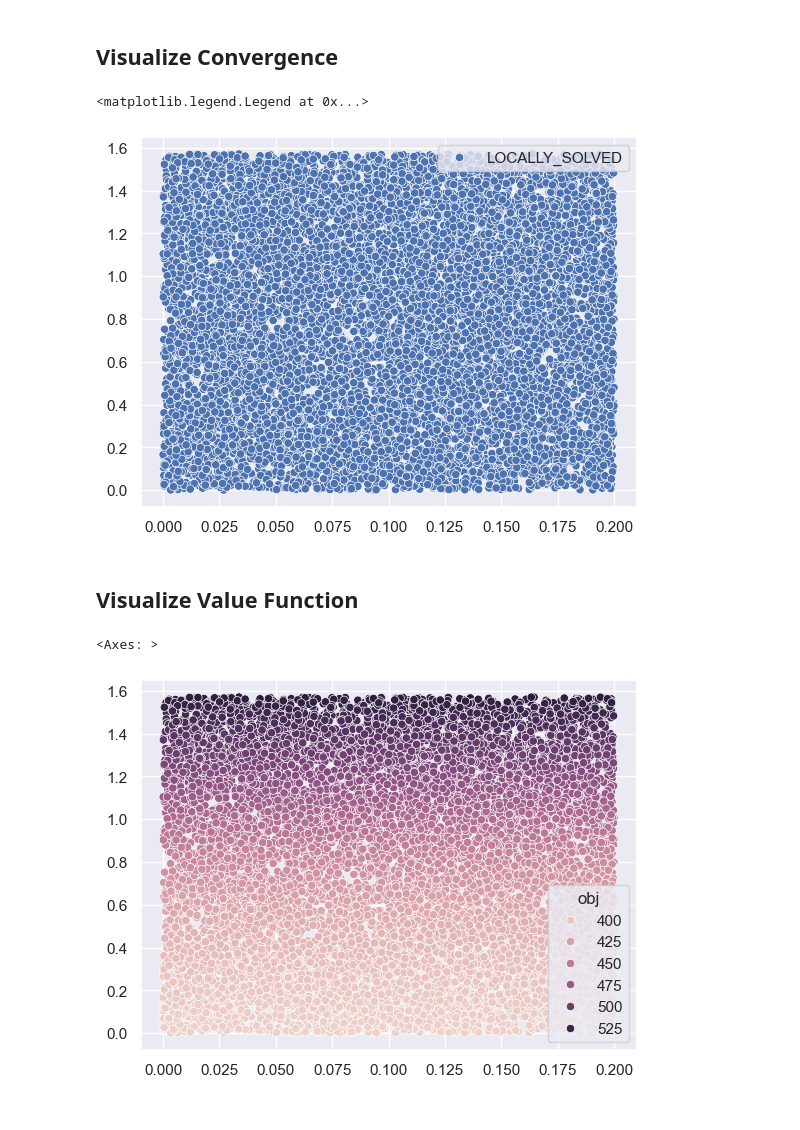
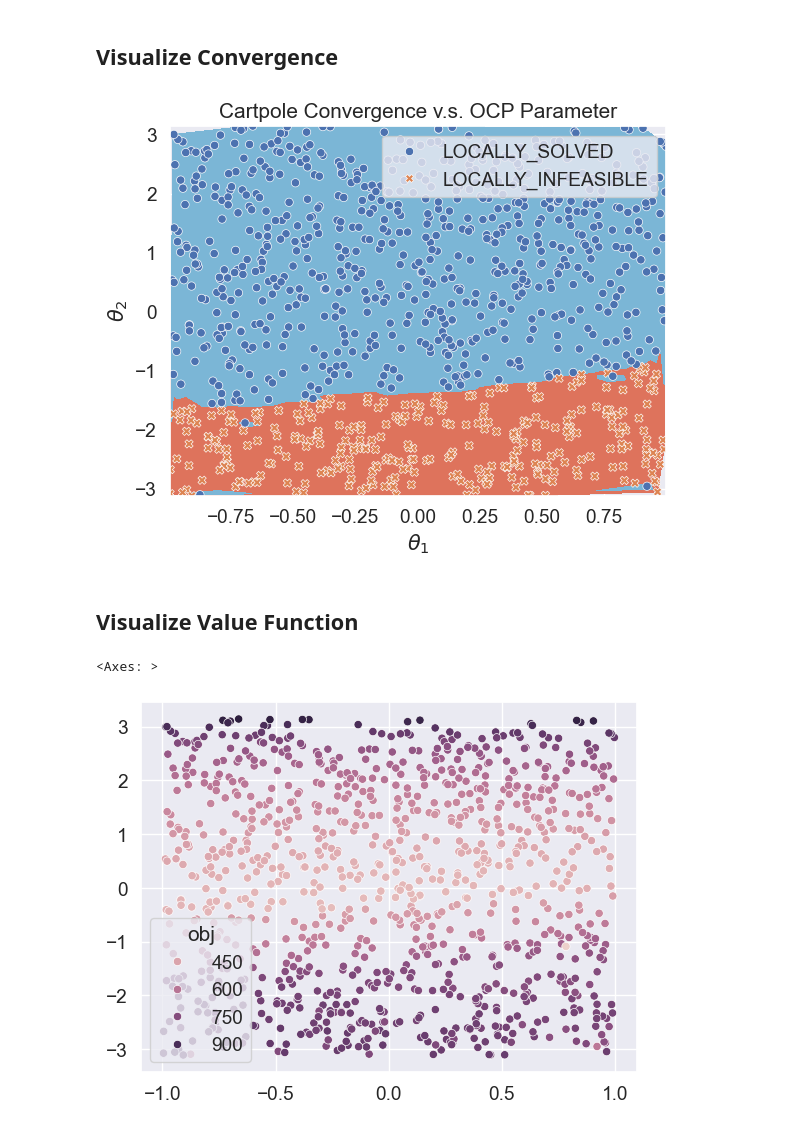
Before and after one commit to Astronauty/AiPEX-Projects, a Jupyter notebook: warmstarting_NLPs/NLP_solution_analysis.ipynb, the cells around one changed output. Saved outputs shown, nothing was run; the diff lists cells and outputs as text; code cells hidden in the pictures.

```diff
--- a/warmstarting_NLPs/NLP_solution_analysis.ipynb
+++ b/warmstarting_NLPs/NLP_solution_analysis.ipynb
@@ -8,7 +9,11 @@ import matplotlib.pyplot as plt
 
 from ast import literal_eval
 # %%
-path = pathlib.Path(r'data\presolves\cartpole_DIRCOL_10000.csv')
+# path = pathlib.Path(r'data\presolves\cartpole_DIRCOL_10000.csv')
+# path = pathlib.Path(r'data\presolves\cartpole_DIRCOL_1000_pi_wrap_fix.csv')
+path = pathlib.Path(r'data\presolves\cartpole_DIRCOL_10000_wide_param.csv')
+
+
 df = pd.read_csv(path)
 # %%
 df.head()
@@ -31,29 +36,38 @@ for elem in array_elements:
     df[elem] = df[elem].apply(lambda x: np.array(x, dtype=np.float64)) # Convert lists into np arrays of type np.float64
 # %%
 
-# df_small = df.head(1000)
+df = df.head(1000)
 params = df['params'].to_numpy()
 # print(params)
 params = np.vstack(params)
-# print(params)
 
 
-sns.set_theme()
+
+sns.set_theme(font_scale=1.25)
+# df['term_status'] = np.where(np.random.rand(len(df)) < 0.5, 'LOCALLY_SOLVED', df['term_status'])
+df["term_status_binary"] = df['term_status'].map({'LOCALLY_SOLVED': 1, 'LOCALLY_INFEASIBLE': 0})
+plt.tricontourf(params[:, 0], params[:, 1], df["term_status_binary"], levels=np.array([0, 0.5, 1.1]), cmap='RdBu')
 sns.scatterplot(x=params[:, 0], y=params[:, 1], style=df['term_status'], hue=df['term_status'])
+plt.xlabel(r'$\theta_1$')
+plt.ylabel(r'$\theta_2$')
+plt.title('Cartpole Convergence v.s. OCP Parameter')
+plt.legend(loc='upper right')
+plt.show()
 
-# plt.scatter(params[:, 0], params[:, 1])
+
+# df["term_status_binary"] = df['term_status'].map({'LOCALLY_SOLVED': 1, 'LOCALLY_INFEASIBLE': 0})
+# df.head(10)
+
 # plt.xlabel('X')
 # plt.ylabel('Y')
 # plt.title('Scatter Plot')
 # plt.show()
-plt.legend(loc='upper right')
 # %% [output]
-<matplotlib.legend.Legend at 0x...>
-[figure, old version]
+[figure, new version]
 # %% [markdown]
 ## Visualize Value Function
 # %%
 sns.scatterplot(x=params[:, 0], y=params[:, 1], hue=df['obj'])
 # %% [output]
 <Axes: >
-[figure, old version]
+[figure, new version]
```
Also changed, not shown: parts of 4 cells of this notebook, 26 other files.
